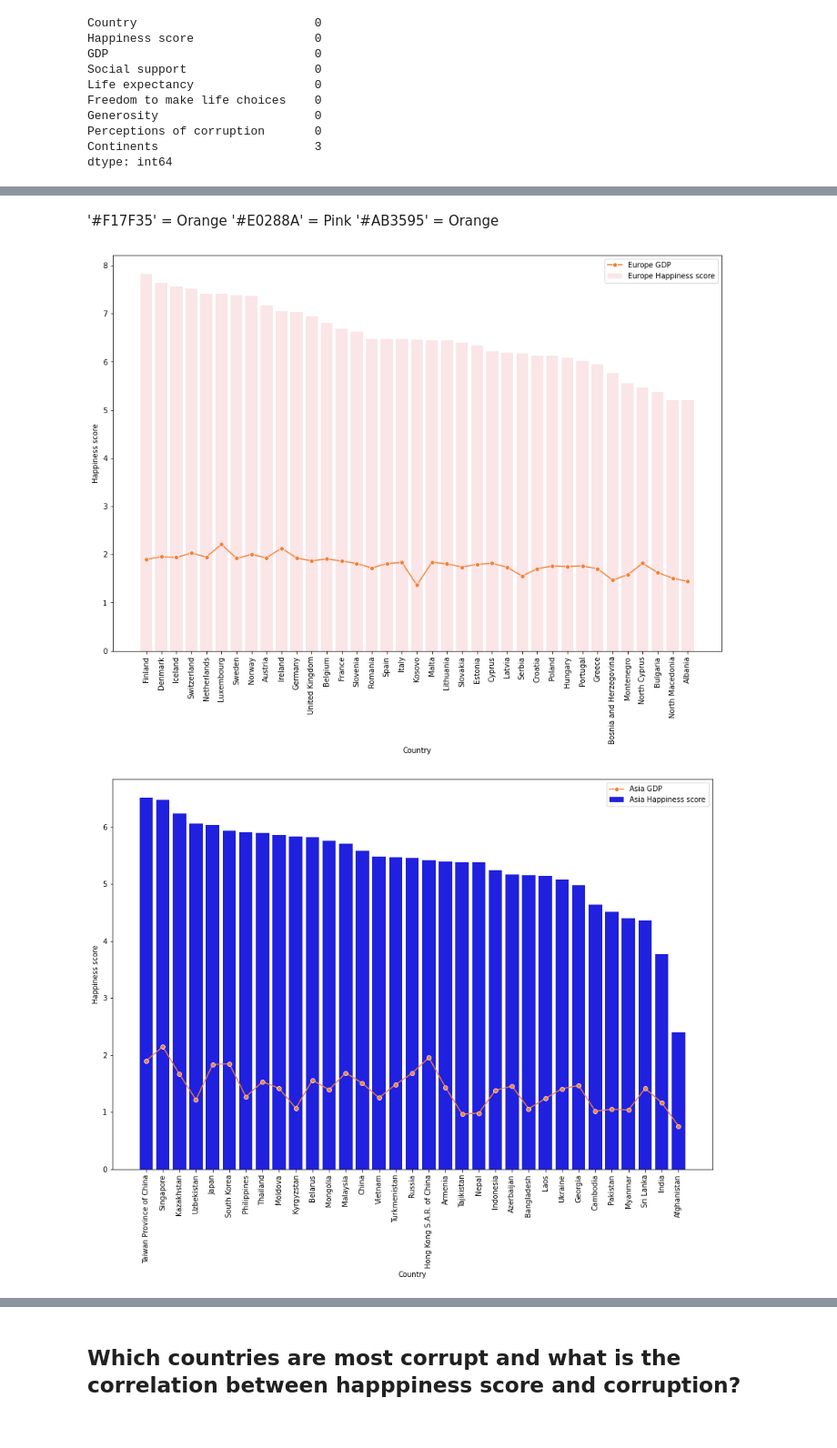
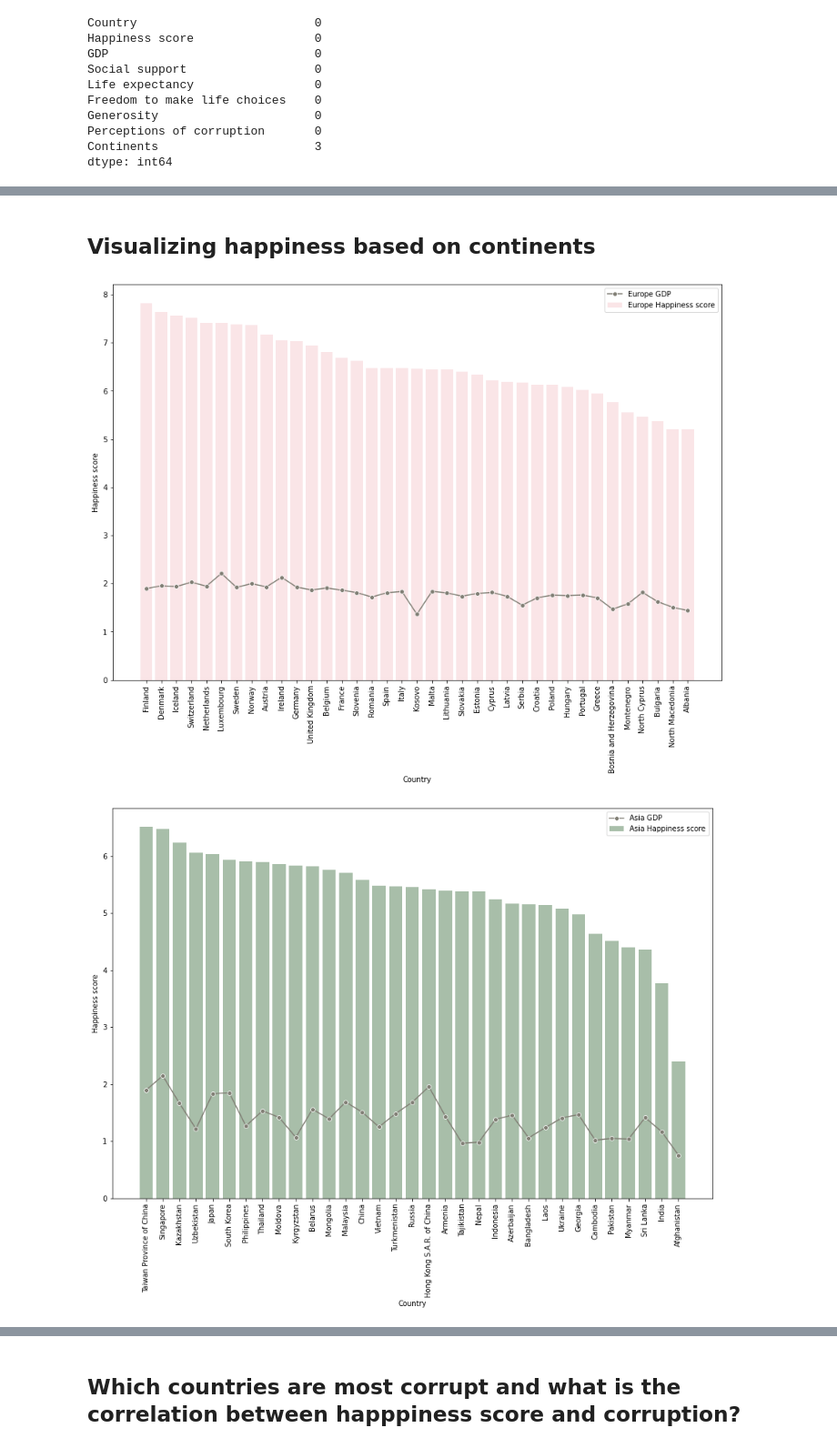
Before and after one commit to lauxpaux/HappinessResearch, a Jupyter notebook: HappinessDataExploration.ipynb, the cells around one changed output, grey strips where cells are left out. Shown at 91% size. Cells and saved outputs as stored; diff of their text form; code cells hidden in the pictures.

```diff
--- a/HappinessDataExploration.ipynb
+++ b/HappinessDataExploration.ipynb
@@ -382,21 +382,18 @@ SouthAmerica = cleaned_df.loc[cleaned_df['Continents'] == 'South America']
 Asia = cleaned_df.loc[cleaned_df['Continents'] == 'Asia']
 Africa = cleaned_df.loc[cleaned_df['Continents'] == 'Africa']
 Europe = cleaned_df.loc[cleaned_df['Continents'] == 'Europe']
-# %% [markdown]
-
- '#F17F35' = Orange
- '#E0288A' = Pink
- '#AB3595' = Orange
+# %% [markdown]
+## Visualizing happiness based on continents
 # %%
 continents = [Europe, Asia, Africa, SouthAmerica, NorthAmerica]
-colors = ['#FDE2E4', 'b', '#BDB2FF', '#C5DEDD', '#F17F35']
+colors = ['#FDE2E4', '#A4C2A5', '#BDB2FF', '#C5DEDD', '#F17F35']
 labels = ['Europe', 'Asia', 'Africa', 'South America', 'North America']
 
 for i in range(len(continents)):
     plt.figure(figsize = (15, 10))
     plt.xticks(rotation = (90))
     sns.barplot(data=continents[i], x='Country', y='Happiness score', label=f'{labels[i]} Happiness score', color=colors[i])
-    sns.lineplot(data=continents[i], x='Country', y='GDP', marker='o', label=f'{labels[i]} GDP', color='#F17F35');
+    sns.lineplot(data=continents[i], x='Country', y='GDP', marker='o', label=f'{labels[i]} GDP', color='#817F75');
 # %% [output]
-[figure, old version]
+[figure, new version]
-[figure, old version]
+[figure, new version]
```
Also changed, not shown: parts of 29 cells of this notebook.
